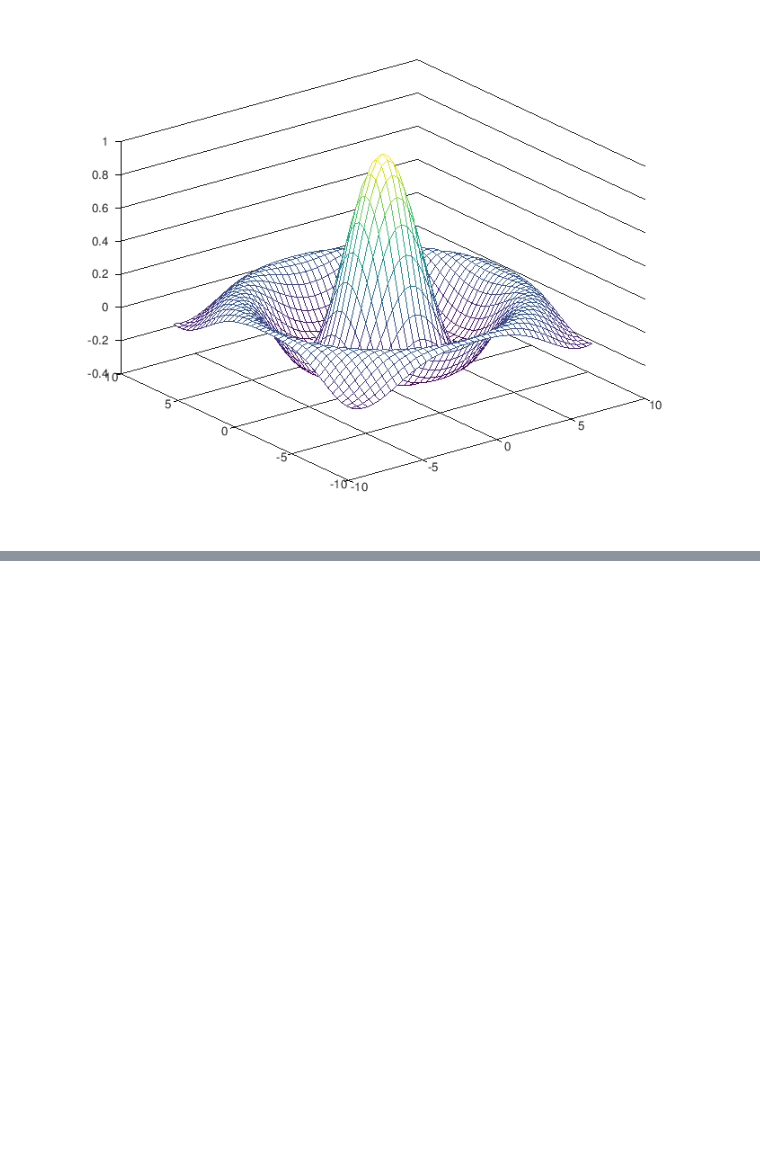
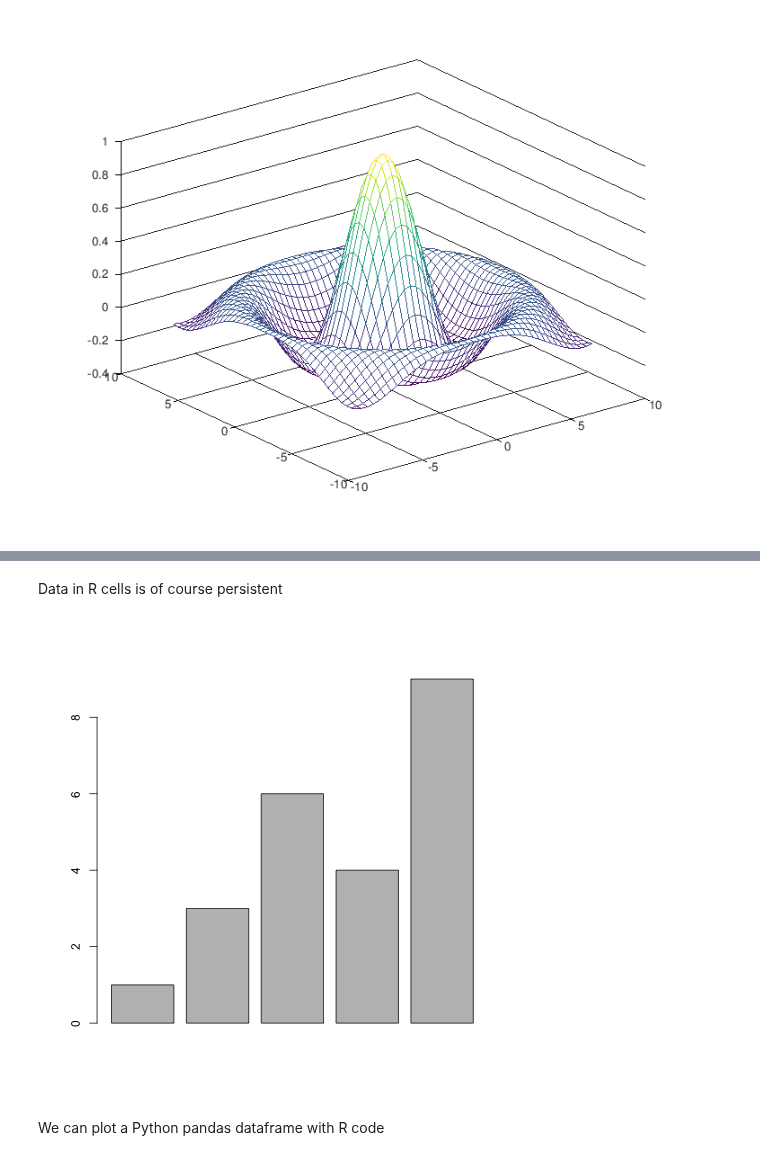
Before and after one commit to coderefinery/jupyter-retired, a Jupyter notebook: lesson2.ipynb, the cells around one changed output, grey strips where cells are left out. Cells and saved outputs as stored; diff of their text form; code cells hidden in the pictures; blank space fills up the shorter version.

```diff
--- a/lesson2.ipynb
+++ b/lesson2.ipynb
@@ -261,0 +291,9 @@ mesh (tx, ty, tz);
+# %% [markdown]
+Data in R cells is of course persistent
+# %%
+%%R
+barplot(cars)
+# %% [output]
+[figure, added]
+# %% [markdown]
+We can plot a Python pandas dataframe with R code
```
Also changed, not shown: parts of 12 cells of this notebook.
